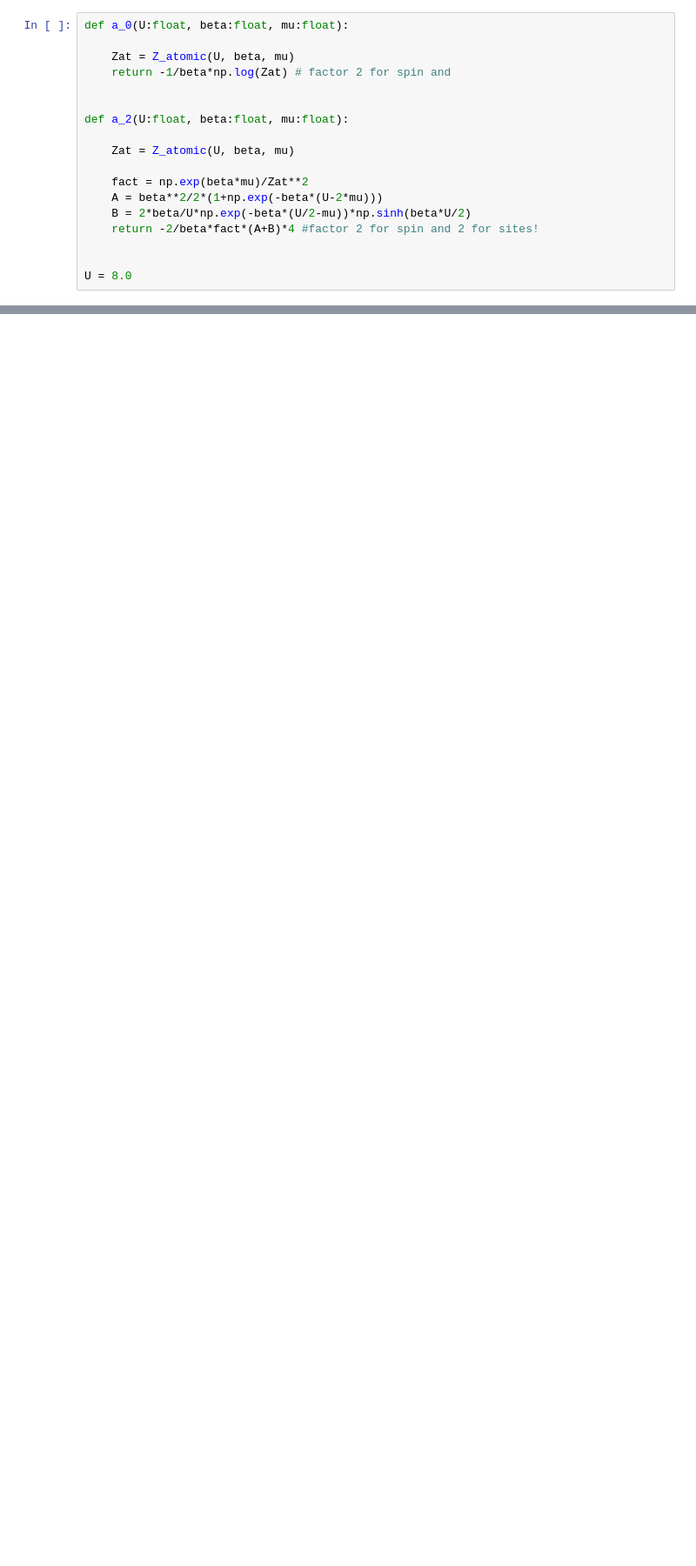
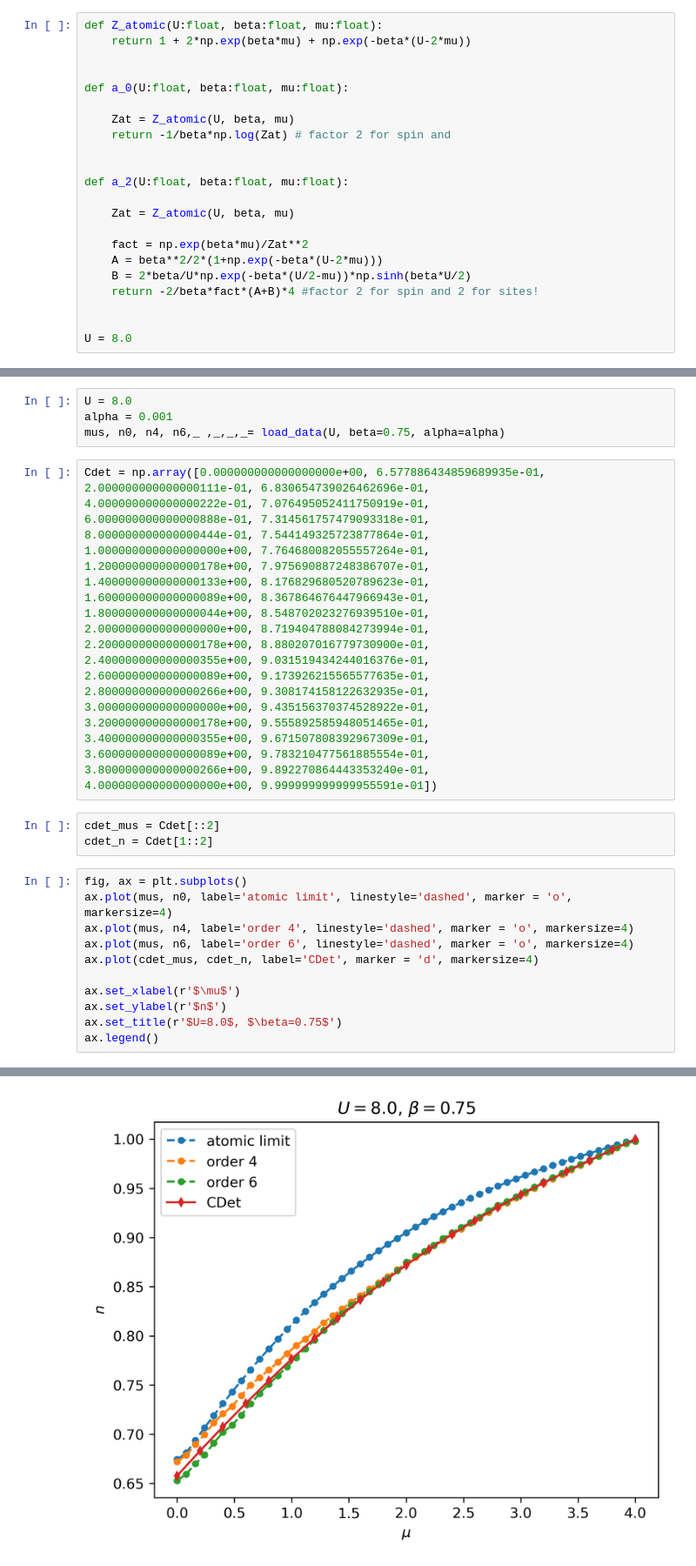
Before and after one commit to louishrm/strong_coupling_expansion, a Jupyter notebook: analytical/density_mu_beta.ipynb, the cells around one changed output, grey strips where cells are left out. Shown at 87% size. Cells and saved outputs as stored; diff of their text form; blank space fills up the shorter version.

```diff
--- a/analytical/density_mu_beta.ipynb
+++ b/analytical/density_mu_beta.ipynb
@@ -9,4 +13,8 @@ import h5py
 # %%
+def Z_atomic(U:float, beta:float, mu:float):
+    return 1 + 2*np.exp(beta*mu) + np.exp(-beta*(U-2*mu))
+
+
 def a_0(U:float, beta:float, mu:float):
 
     Zat = Z_atomic(U, beta, mu)
@@ -46,0 +60,41 @@ def load_data(beta):
+# %%
+U = 8.0
+alpha = 0.001
+mus, n0, n4, n6,_ ,_,_,_= load_data(U, beta=0.75, alpha=alpha)
+# %%
+Cdet = np.array([0.000000000000000000e+00, 6.577886434859689935e-01,
+2.000000000000000111e-01, 6.830654739026462696e-01,
+4.000000000000000222e-01, 7.076495052411750919e-01,
+6.000000000000000888e-01, 7.314561757479093318e-01,
+8.000000000000000444e-01, 7.544149325723877864e-01,
+1.000000000000000000e+00, 7.764680082055557264e-01,
+1.200000000000000178e+00, 7.975690887248386707e-01,
+1.400000000000000133e+00, 8.176829680520789623e-01,
+1.600000000000000089e+00, 8.367864676447966943e-01,
+1.800000000000000044e+00, 8.548702023276939510e-01,
+2.000000000000000000e+00, 8.719404788084273994e-01,
+2.200000000000000178e+00, 8.880207016779730900e-01,
+2.400000000000000355e+00, 9.031519434244016376e-01,
+2.600000000000000089e+00, 9.173926215565577635e-01,
+2.800000000000000266e+00, 9.308174158122632935e-01,
+3.000000000000000000e+00, 9.435156370374528922e-01,
+3.200000000000000178e+00, 9.555892585948051465e-01,
+3.400000000000000355e+00, 9.671507808392967309e-01,
+3.600000000000000089e+00, 9.783210477561885554e-01,
+3.800000000000000266e+00, 9.892270864443353240e-01,
+4.000000000000000000e+00, 9.999999999999955591e-01])
+# %%
+cdet_mus = Cdet[::2]
+cdet_n = Cdet[1::2]
+# %%
+fig, ax = plt.subplots()
+ax.plot(mus, n0, label='atomic limit', linestyle='dashed', marker = 'o', markersize=4)
+ax.plot(mus, n4, label='order 4', linestyle='dashed', marker = 'o', markersize=4)
+ax.plot(mus, n6, label='order 6', linestyle='dashed', marker = 'o', markersize=4)
+ax.plot(cdet_mus, cdet_n, label='CDet', marker = 'd', markersize=4)
+
+ax.set_xlabel(r'$\mu$')
+ax.set_ylabel(r'$n$')
+ax.set_title(r'$U=8.0$, $\beta=0.75$')
+ax.legend()
+# %% [output]
@@ -46,0 +102 @@ def load_data(beta):
+[figure, added]
```
Also changed, not shown: parts of 16 cells of this notebook, 1 other file.
